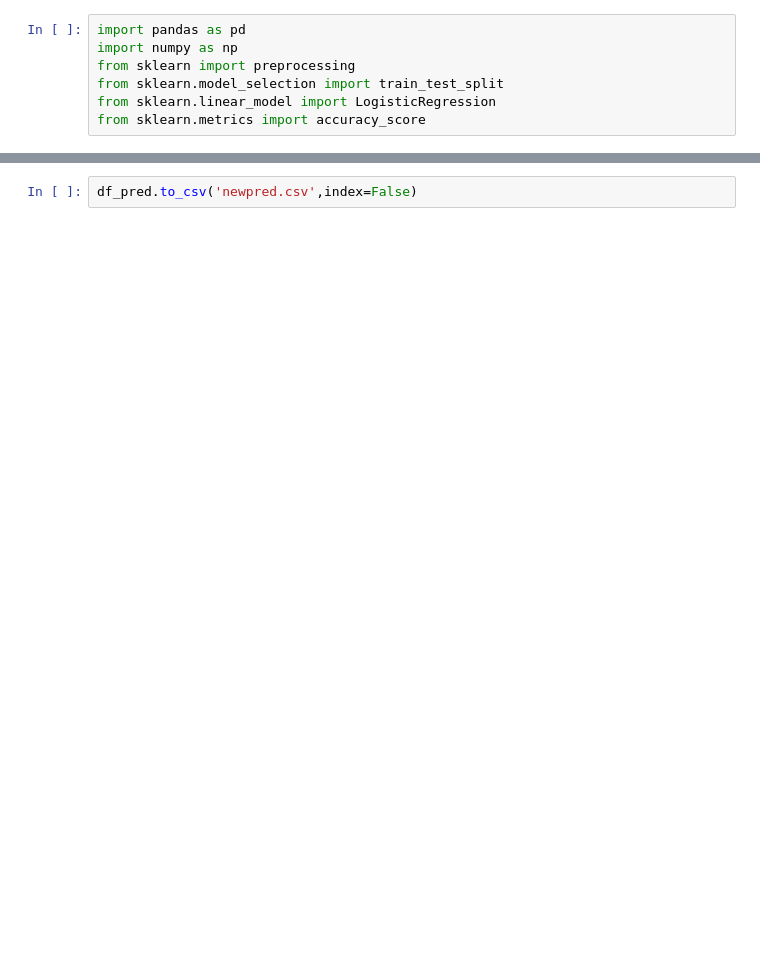
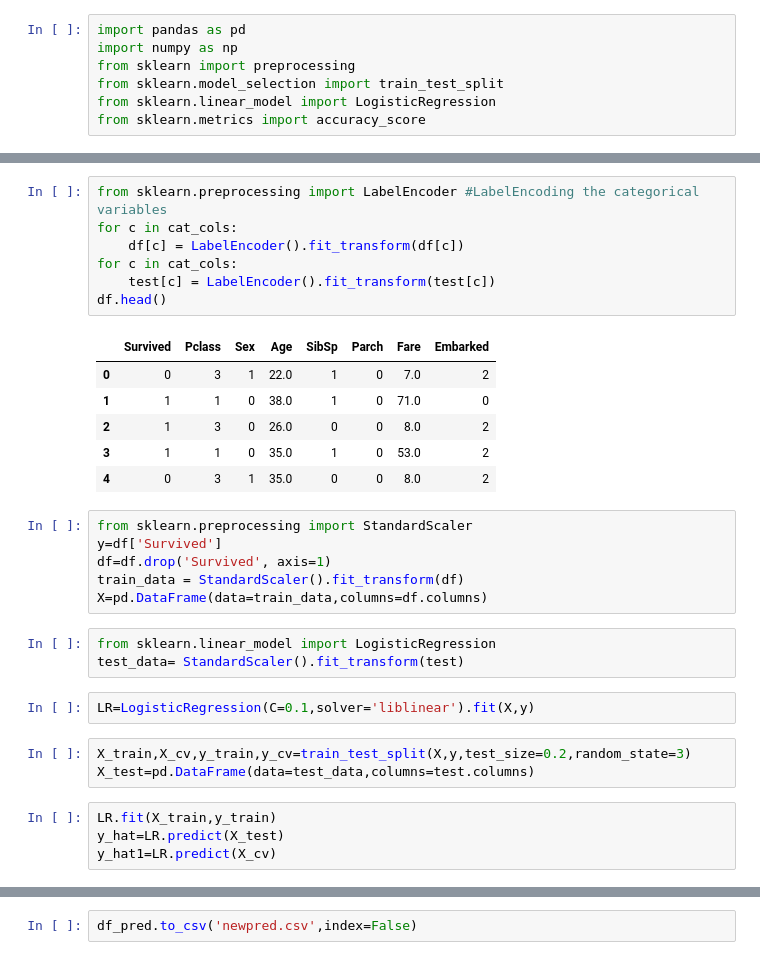
Before and after one commit to susiejojo/Machine-Learning-and-Deep-Learning-courses, a Jupyter notebook: titanic.ipynb, the cells around one changed output, grey strips where cells are left out. Drawn from its saved outputs; the diff is of its cells as text; blank space fills up the shorter version.

```diff
--- a/titanic.ipynb
+++ b/titanic.ipynb
@@ -101,0 +107,32 @@ df_pred['Survived']=yhat
+# %%
+from sklearn.preprocessing import LabelEncoder #LabelEncoding the categorical variables
+for c in cat_cols:
+    df[c] = LabelEncoder().fit_transform(df[c])
+for c in cat_cols:
+    test[c] = LabelEncoder().fit_transform(test[c])
+df.head()
+# %% [output]
+|  | Survived | Pclass | Sex | Age | SibSp | Parch | Fare | Embarked |
+| 0 | 0 | 3 | 1 | 22.0 | 1 | 0 | 7.0 | 2 |
+| 1 | 1 | 1 | 0 | 38.0 | 1 | 0 | 71.0 | 0 |
+| 2 | 1 | 3 | 0 | 26.0 | 0 | 0 | 8.0 | 2 |
+| 3 | 1 | 1 | 0 | 35.0 | 1 | 0 | 53.0 | 2 |
+| 4 | 0 | 3 | 1 | 35.0 | 0 | 0 | 8.0 | 2 |
+# %%
+from sklearn.preprocessing import StandardScaler
+y=df['Survived']
+df=df.drop('Survived', axis=1)
+train_data = StandardScaler().fit_transform(df)
+X=pd.DataFrame(data=train_data,columns=df.columns)
+# %%
+from sklearn.linear_model import LogisticRegression
+test_data= StandardScaler().fit_transform(test)
+# %%
+LR=LogisticRegression(C=0.1,solver='liblinear').fit(X,y)
+# %%
+X_train,X_cv,y_train,y_cv=train_test_split(X,y,test_size=0.2,random_state=3)
+X_test=pd.DataFrame(data=test_data,columns=test.columns)
+# %%
+LR.fit(X_train,y_train)
+y_hat=LR.predict(X_test)
+y_hat1=LR.predict(X_cv)
```
Also changed, not shown: parts of 29 cells of this notebook.
